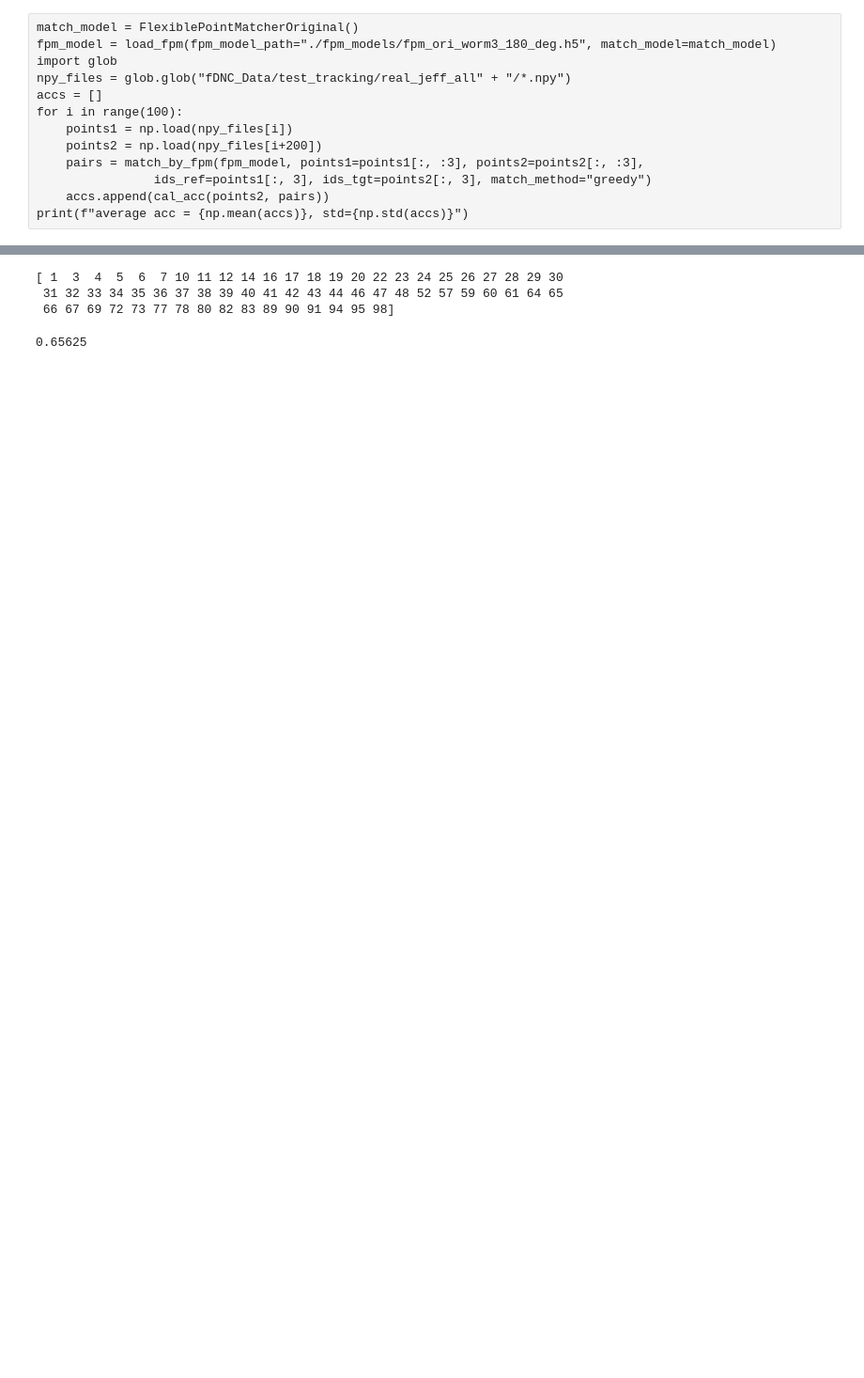
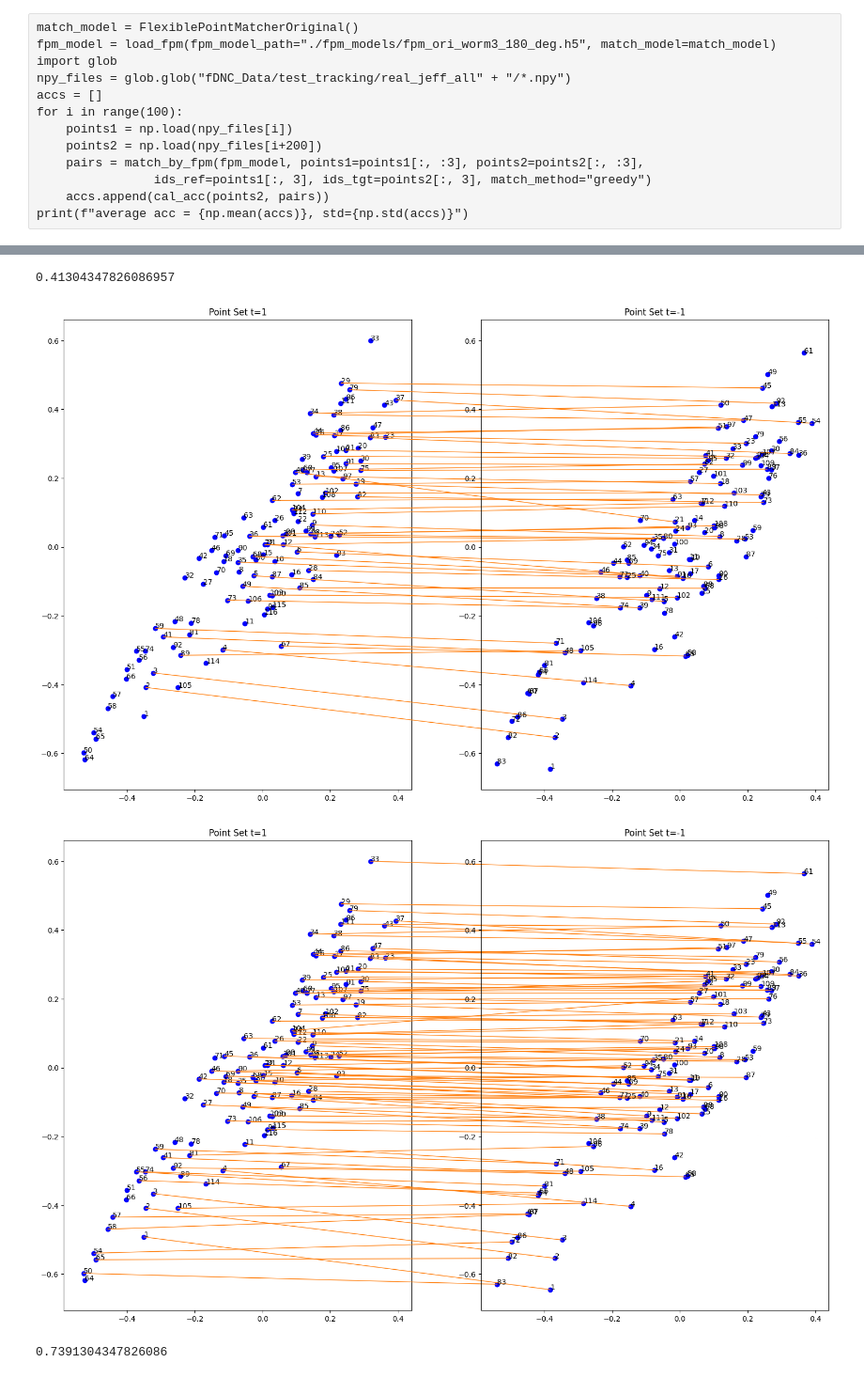
Before and after one commit to WenChentao/3DeeCellTracker, a Jupyter notebook: Examples/use_fpm_stardist/Test_matching_models_fpm.ipynb, the cells around one changed output, grey strips where cells are left out. Shown at 94% size. Saved outputs shown, nothing was run; the diff lists cells and outputs as text; code cells hidden in the pictures; blank space fills up the shorter version.

```diff
--- a/Examples/use_fpm_stardist/Test_matching_models_fpm.ipynb
+++ b/Examples/use_fpm_stardist/Test_matching_models_fpm.ipynb
@@ -144,12 +88,16 @@ cal_acc(points2, pairs)
+# %%
+accuracy(pairs, pairs_gt)
+# %% [output]
+0.41304347826086957
 # %%
 match_model2 = FlexiblePointMatcherConv(num_skip=2)
 fpm_model = load_fpm(fpm_model_path="./fpm_models/fpm_conv_2skip_worm3_10_deg.h5", match_model=match_model2)
 pairs = match_by_fpm(fpm_model, aligned_t1, norm_t2,
             ids_ref=points1[:, 3], ids_tgt=points2[:, 3], match_method="greedy")
-
-cal_acc(points2, pairs)
+fig = plot_initial_matching(aligned_t1[:, :3],norm_t2[:, :3], pairs_gt, 1, -1)
+fig = plot_initial_matching(aligned_t1[:, :3],norm_t2[:, :3], pairs, 1, -1)
+accuracy(pairs, pairs_gt)
 # %% [output]
+[figure, added]
+[figure, added]
-[ 1  3  4  5  6  7 10 11 12 14 16 17 18 19 20 22 23 24 25 26 27 28 29 30
- 31 32 33 34 35 36 37 38 39 40 41 42 43 44 46 47 48 52 57 59 60 61 64 65
- 66 67 69 72 73 77 78 80 82 83 89 90 91 94 95 98]
+0.7391304347826086
-0.65625
```
Also changed, not shown: parts of 12 cells of this notebook, 2 other files.
